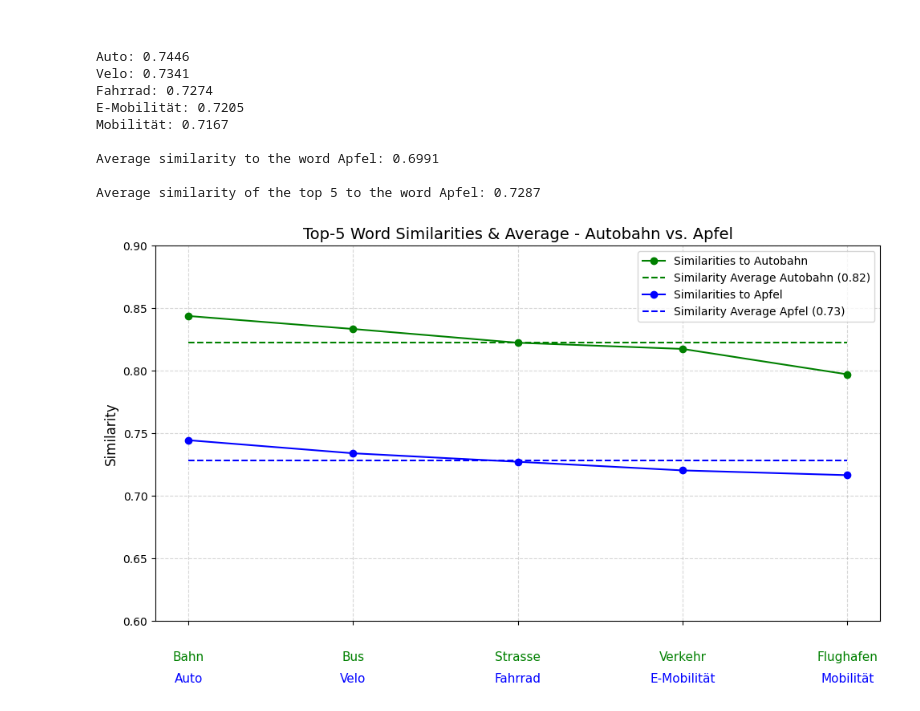
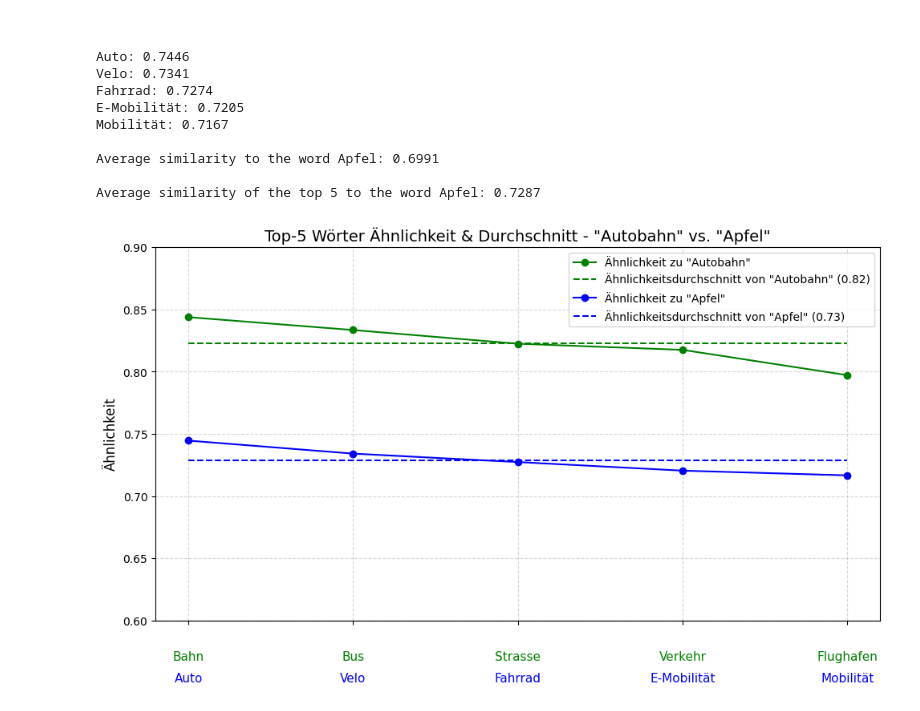
Before and after one commit to loopercamera/4M, a Jupyter notebook: 02_NLP/01_Testing/03_BERT/bert_test.ipynb, the cells around one changed output. Cells and saved outputs as stored; diff of their text form; code cells hidden in the pictures.

```diff
--- a/02_NLP/01_Testing/03_BERT/bert_test.ipynb
+++ b/02_NLP/01_Testing/03_BERT/bert_test.ipynb
@@ -121,33 +121,33 @@ Average similarity of the top 5 to the word Apfel: 0.7287
 # %%
 import matplotlib.pyplot as plt
 from matplotlib import ticker
 
 plt.figure(figsize=(10, 6))
 x_pos = range(5)
 
 # Plot True scores
-plt.plot(x_pos, top_5_scores_true, 'o-', label=f'Similarities to {word_true}', color='green')
-plt.hlines(top_5_average_score_true, x_pos[0], x_pos[-1], colors='green', linestyles='dashed', label=f'Similarity Average {word_true} ({round(top_5_average_score_true, 2)})')
+plt.plot(x_pos, top_5_scores_true, 'o-', label=f'Ähnlichkeit zu \"{word_true}\"', color='green')
+plt.hlines(top_5_average_score_true, x_pos[0], x_pos[-1], colors='green', linestyles='dashed', label=f'Ähnlichkeitsdurchschnitt von \"{word_true}\" ({round(top_5_average_score_true, 2)})')
 
 # Plot False scores
-plt.plot(x_pos, top_5_scores_false, 'o-', label=f'Similarities to {word_false}', color='blue')
-plt.hlines(top_5_average_score_false, x_pos[0], x_pos[-1], colors='blue', linestyles='dashed', label=f'Similarity Average {word_false} ({round(top_5_average_score_false, 2)})')
+plt.plot(x_pos, top_5_scores_false, 'o-', label=f'Ähnlichkeit zu \"{word_false}\"', color='blue')
+plt.hlines(top_5_average_score_false, x_pos[0], x_pos[-1], colors='blue', linestyles='dashed', label=f'Ähnlichkeitsdurchschnitt von \"{word_false}\" ({round(top_5_average_score_false, 2)})')
 
 # Set empty x-ticks, then manually place colored text
 plt.xticks(x_pos, [""] * 5)
 ax = plt.gca()
 
 for i, (w_true, w_false) in enumerate(zip(top_5_words_true, top_5_words_false)):
     ax.text(i, -0.08, w_true, ha='center', va='top', color='green', fontsize=11, transform=ax.get_xaxis_transform())
     ax.text(i, -0.17, w_false, ha='center', va='bottom', color='blue', fontsize=11, transform=ax.get_xaxis_transform())
 
 # Styling
 plt.ylim(0.6, 0.9)
-plt.ylabel("Similarity", fontsize=12)
-plt.title(f"Top-5 Word Similarities & Average - {word_true} vs. {word_false}", fontsize=14)
+plt.ylabel("Ähnlichkeit", fontsize=12)
+plt.title(f"Top-5 Wörter Ähnlichkeit & Durchschnitt - \"{word_true}\" vs. \"{word_false}\"", fontsize=14)
 plt.legend()
 plt.grid(True, linestyle='--', alpha=0.5)
 plt.tight_layout()
 plt.show()
 # %% [output]
-[figure, old version]
+[figure, new version]
```
Also changed, not shown: 1 other file.
